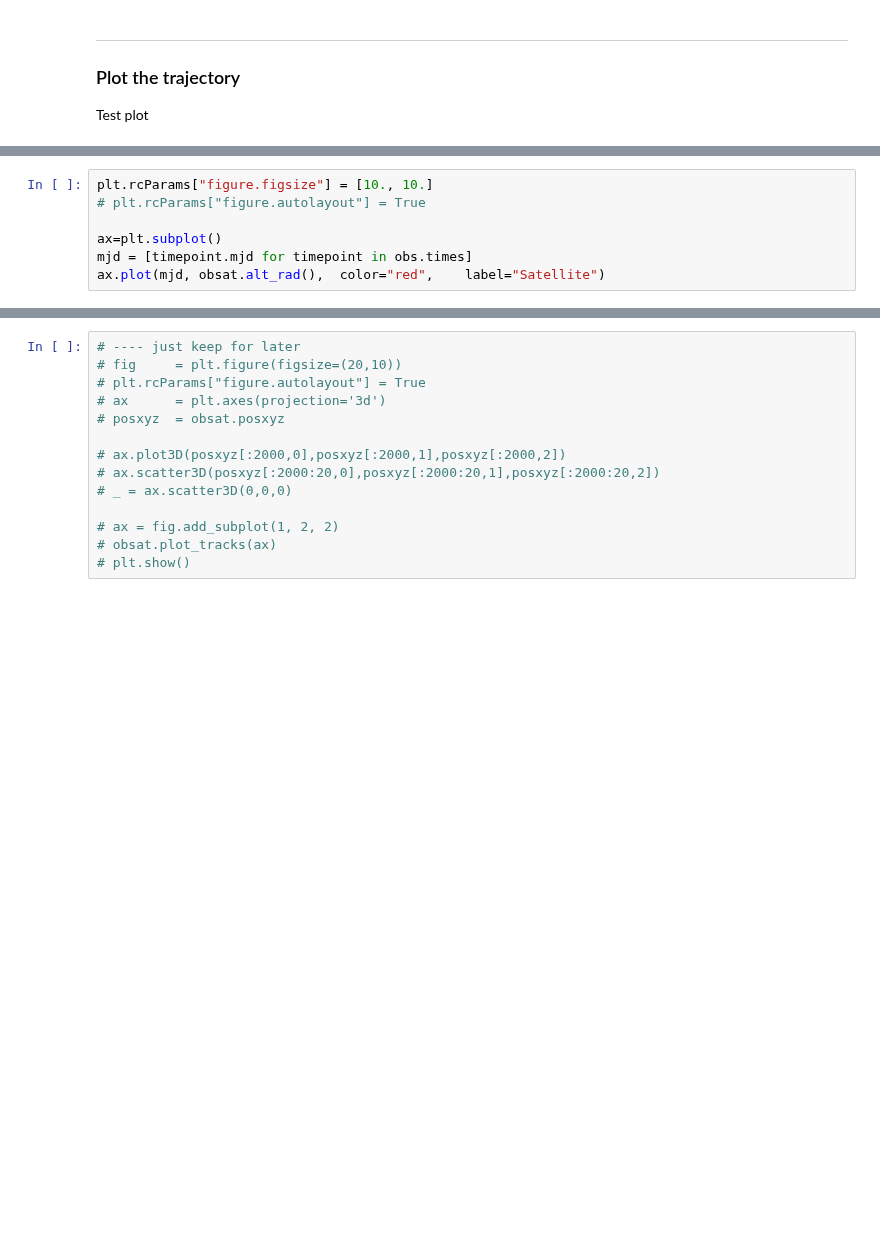
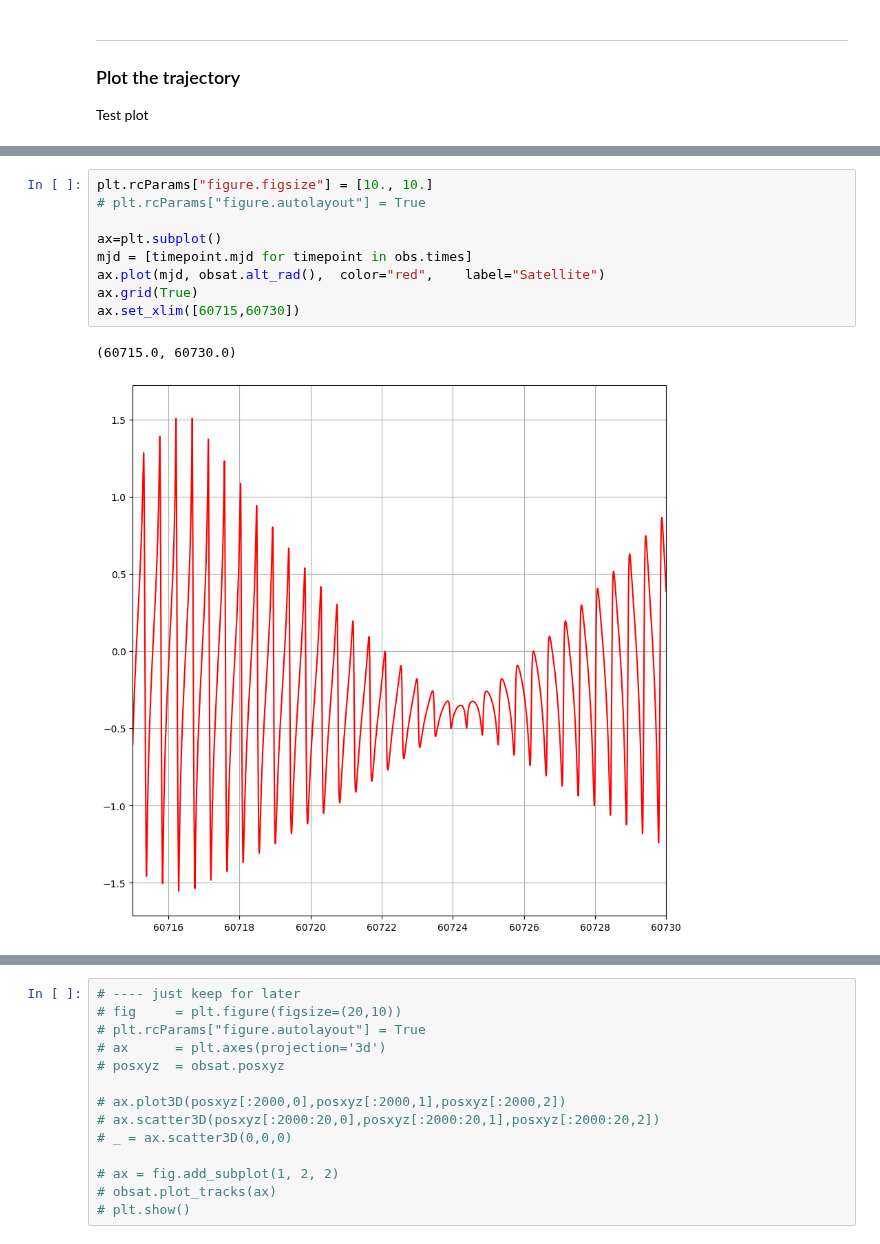
Before and after one commit to lusee-night/luseepy, a Jupyter notebook: notebooks/satellite.ipynb, the cells around one changed output, grey strips where cells are left out. Saved outputs shown, nothing was run; the diff lists cells and outputs as text; blank space fills up the shorter version.

```diff
--- a/notebooks/satellite.ipynb
+++ b/notebooks/satellite.ipynb
@@ -45,9 +45,14 @@ _ = ax.scatter3D(0,0,0)
 # %%
 plt.rcParams["figure.figsize"] = [10., 10.]
 # plt.rcParams["figure.autolayout"] = True
 
 ax=plt.subplot()
 mjd = [timepoint.mjd for timepoint in obs.times]
 ax.plot(mjd, obsat.alt_rad(),  color="red",    label="Satellite")
+ax.grid(True)
+ax.set_xlim([60715,60730])
+# %% [output]
+(60715.0, 60730.0)
+[figure, added]
 # %%
 # Basic test of the SimpleSatellite object
```
Also changed, not shown: parts of 3 cells of this notebook, 2 other files.
